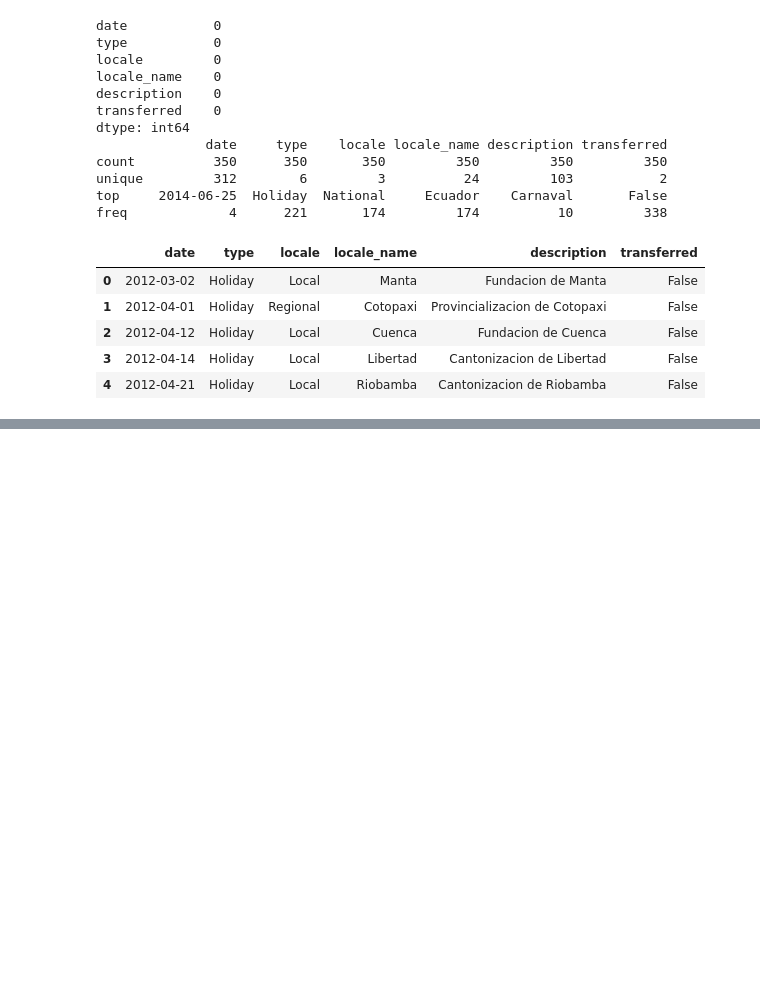
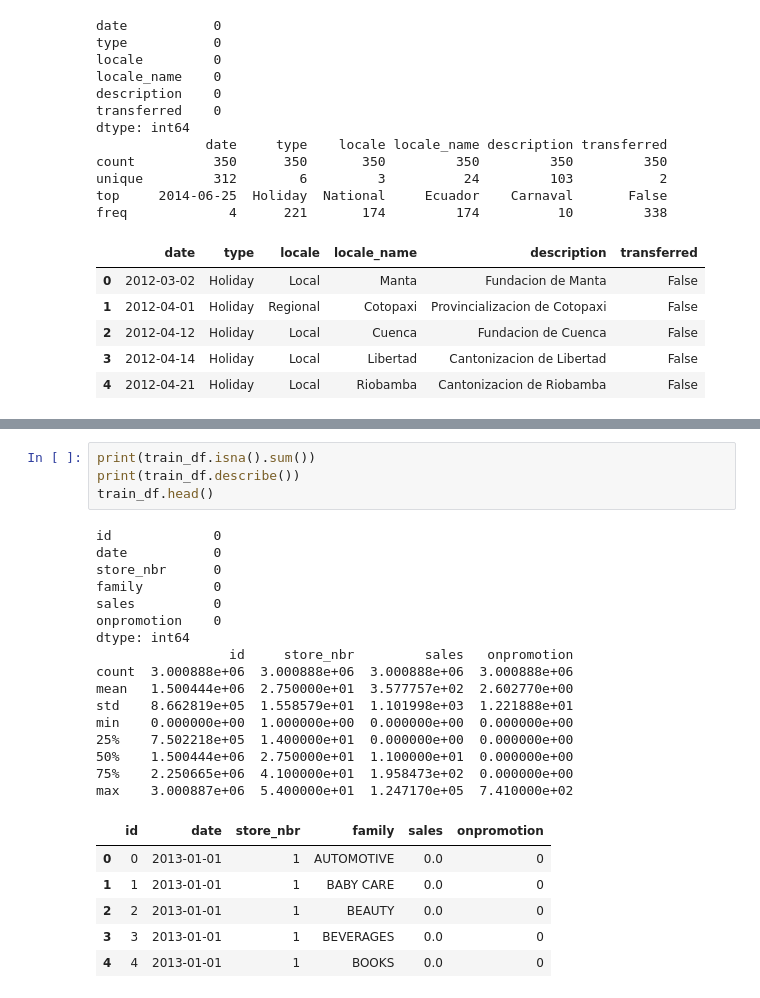
Before and after one commit to akaler55/Machine-Learning, a Jupyter notebook: timer-series-forecasting.ipynb, the cells around one changed output, grey strips where cells are left out. Cells and saved outputs as stored; diff of their text form; blank space fills up the shorter version.

```diff
--- a/timer-series-forecasting.ipynb
+++ b/timer-series-forecasting.ipynb
@@ -93,0 +154,27 @@ freq             4      221       174         174          10         338
+# %%
+print(train_df.isna().sum())
+print(train_df.describe())
+train_df.head()
+# %% [output]
+id             0
+date           0
+store_nbr      0
+family         0
+sales          0
+onpromotion    0
+dtype: int64
+                 id     store_nbr         sales   onpromotion
+count  3.000888e+06  3.000888e+06  3.000888e+06  3.000888e+06
+mean   1.500444e+06  2.750000e+01  3.577757e+02  2.602770e+00
+std    8.662819e+05  1.558579e+01  1.101998e+03  1.221888e+01
+min    0.000000e+00  1.000000e+00  0.000000e+00  0.000000e+00
+25%    7.502218e+05  1.400000e+01  0.000000e+00  0.000000e+00
+50%    1.500444e+06  2.750000e+01  1.100000e+01  0.000000e+00
+75%    2.250665e+06  4.100000e+01  1.958473e+02  0.000000e+00
+max    3.000887e+06  5.400000e+01  1.247170e+05  7.410000e+02
+|  | id | date | store_nbr | family | sales | onpromotion |
+| 0 | 0 | 2013-01-01 | 1 | AUTOMOTIVE | 0.0 | 0 |
+| 1 | 1 | 2013-01-01 | 1 | BABY CARE | 0.0 | 0 |
+| 2 | 2 | 2013-01-01 | 1 | BEAUTY | 0.0 | 0 |
+| 3 | 3 | 2013-01-01 | 1 | BEVERAGES | 0.0 | 0 |
+| 4 | 4 | 2013-01-01 | 1 | BOOKS | 0.0 | 0 |
```
Also changed, not shown: parts of 6 cells of this notebook.
